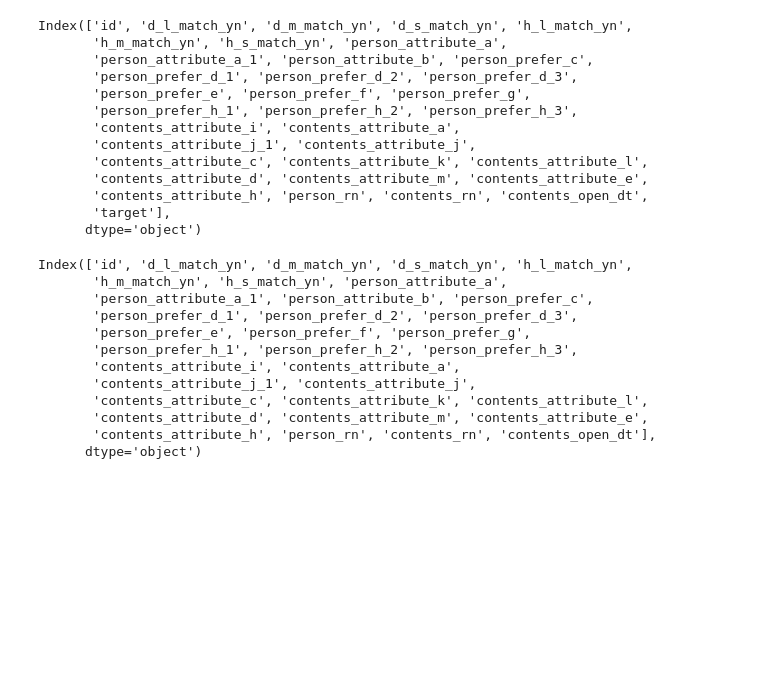
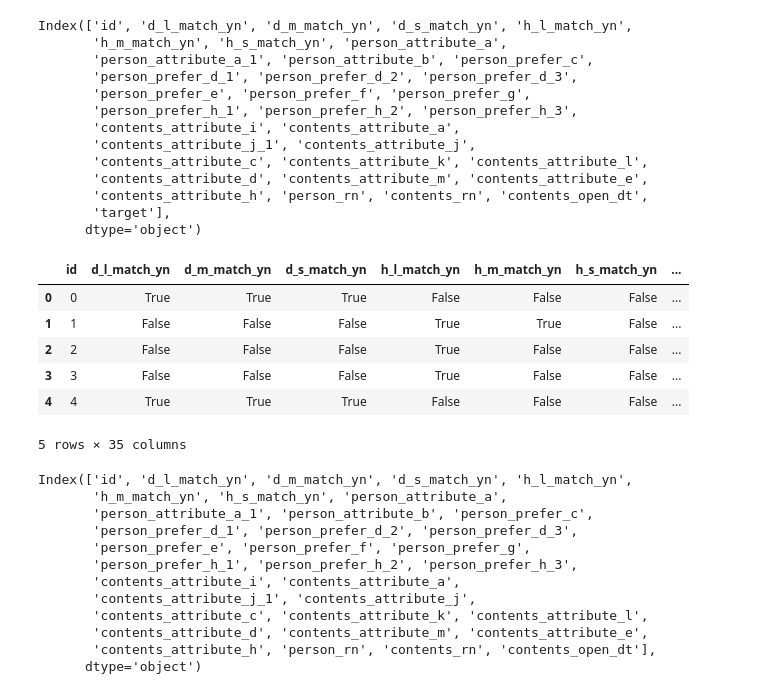
Before and after one commit to genie-lee-beep/Jieun-Lee, a Jupyter notebook: AI Competition/jobcare recommendation/DACON_job recommendation.ipynb, the cells around one changed output. Drawn from its saved outputs; the diff is of its cells as text; code cells hidden in the pictures; blank space fills up the shorter version.

```diff
--- a/AI Competition/jobcare recommendation/DACON_job recommendation.ipynb
+++ b/AI Competition/jobcare recommendation/DACON_job recommendation.ipynb
@@ -54,6 +54,16 @@ Index(['id', 'd_l_match_yn', 'd_m_match_yn', 'd_s_match_yn', 'h_l_match_yn',
        'contents_attribute_h', 'person_rn', 'contents_rn', 'contents_open_dt',
        'target'],
       dtype='object')
+# %%
+ori_train.head()
+# %% [output]
+|  | id | d_l_match_yn | d_m_match_yn | d_s_match_yn | h_l_match_yn | h_m_match_yn | h_s_match_yn | ... |
+| 0 | 0 | True | True | True | False | False | False | ... |
+| 1 | 1 | False | False | False | True | True | False | ... |
+| 2 | 2 | False | False | False | True | False | False | ... |
+| 3 | 3 | False | False | False | True | False | False | ... |
+| 4 | 4 | True | True | True | False | False | False | ... |
+5 rows × 35 columns
 # %%
 ori_test.columns
 # %% [output]
```
Also changed, not shown: parts of 3 cells of this notebook.
